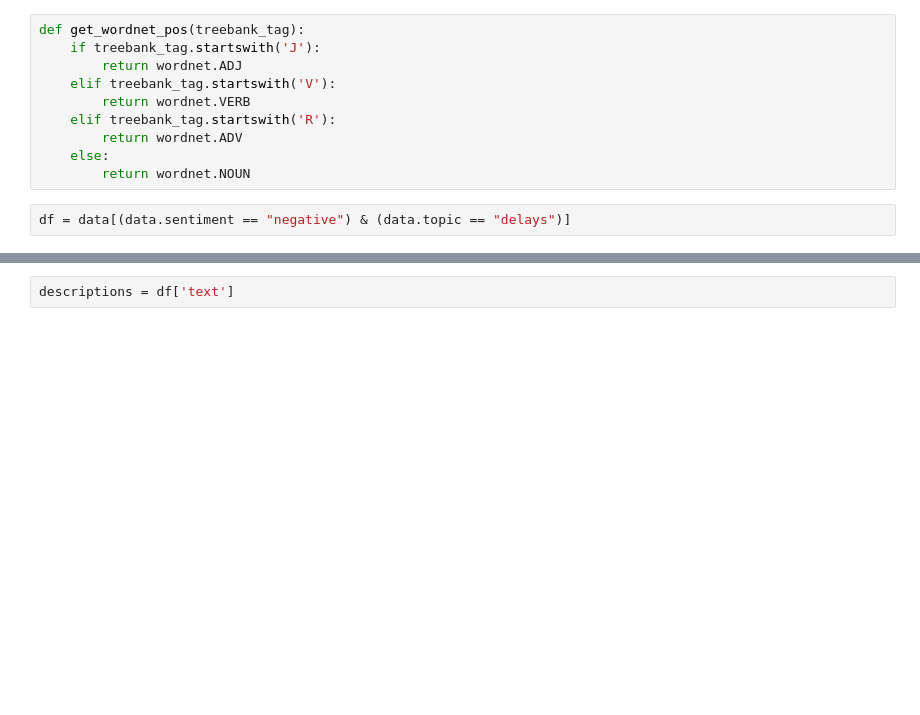
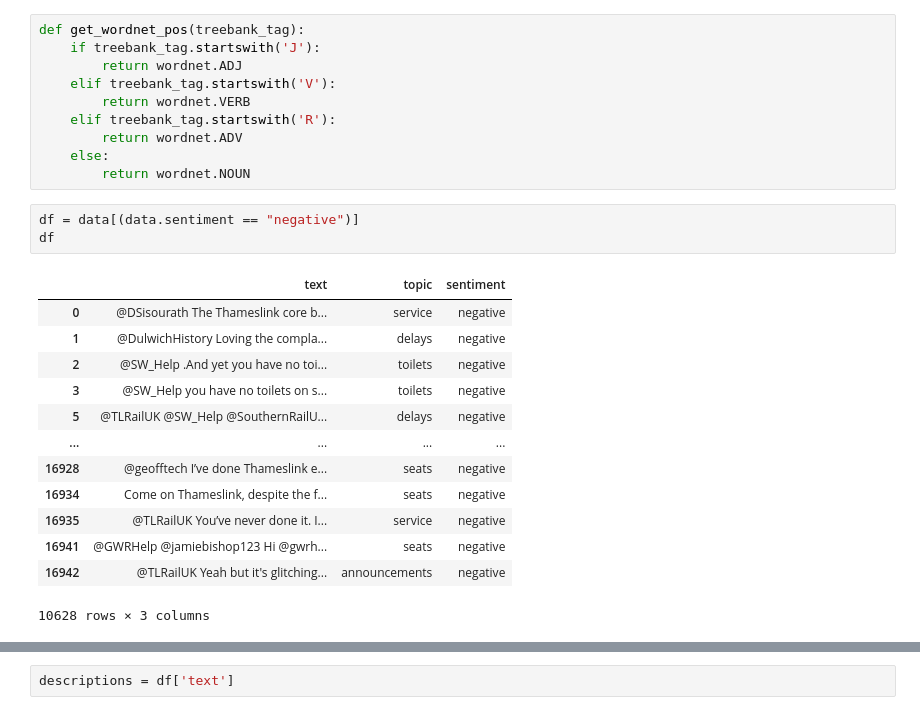
Before and after one commit to TongHere/Tweet-Sentiment-Analyse-, a Jupyter notebook: TopicModeling_NegativeTweet_ipyn_LDA.ipynb, the cells around one changed output, grey strips where cells are left out. Saved outputs shown, nothing was run; the diff lists cells and outputs as text; blank space fills up the shorter version.

```diff
--- a/TopicModeling_NegativeTweet_ipyn_LDA.ipynb
+++ b/TopicModeling_NegativeTweet_ipyn_LDA.ipynb
@@ -95,4 +112,19 @@ def get_wordnet_pos(treebank_tag):
     else:
         return wordnet.NOUN
 # %%
-df = data[(data.sentiment == "negative") & (data.topic == "delays")]
+df = data[(data.sentiment == "negative")]
+df
+# %% [output]
+|  | text | topic | sentiment |
+| 0 | @DSisourath The Thameslink core b... | service | negative |
+| 1 | @DulwichHistory Loving the compla... | delays | negative |
+| 2 | @SW_Help .And yet you have no toi... | toilets | negative |
+| 3 | @SW_Help you have no toilets on s... | toilets | negative |
+| 5 | @TLRailUK @SW_Help @SouthernRailU... | delays | negative |
+| ... | ... | ... | ... |
+| 16928 | @geofftech I’ve done Thameslink e... | seats | negative |
+| 16934 | Come on Thameslink, despite the f... | seats | negative |
+| 16935 | @TLRailUK You’ve never done it. I... | service | negative |
+| 16941 | @GWRHelp @jamiebishop123 Hi @gwrh... | seats | negative |
+| 16942 | @TLRailUK Yeah but it's glitching... | announcements | negative |
+10628 rows × 3 columns
```
Also changed, not shown: parts of 13 cells of this notebook.
